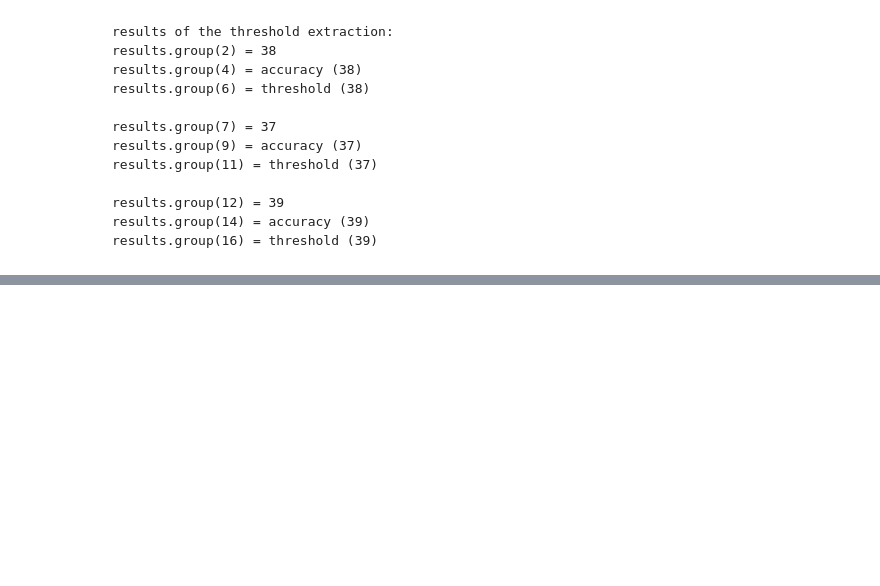
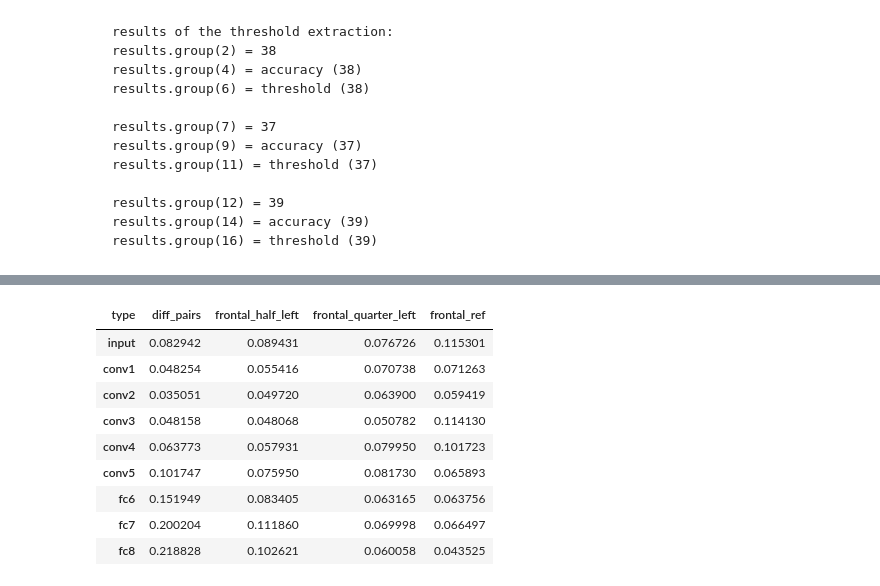
Before and after one commit to gylab-TAU/facial_feature_impact_comparison, a Jupyter notebook: plots_notebooks/Overall_run_cf_views.ipynb, the cells around one changed output, grey strips where cells are left out. Cells and saved outputs as stored; diff of their text form; code cells hidden in the pictures; blank space fills up the shorter version.

```diff
--- a/plots_notebooks/Overall_run_cf_views.ipynb
+++ b/plots_notebooks/Overall_run_cf_views.ipynb
@@ -242,0 +328,13 @@ for csv_file in csv_list:
+# %%
+std
+# %% [output]
+| type | diff_pairs | frontal_half_left | frontal_quarter_left | frontal_ref |
+| input | 0.082942 | 0.089431 | 0.076726 | 0.115301 |
+| conv1 | 0.048254 | 0.055416 | 0.070738 | 0.071263 |
+| conv2 | 0.035051 | 0.049720 | 0.063900 | 0.059419 |
+| conv3 | 0.048158 | 0.048068 | 0.050782 | 0.114130 |
+| conv4 | 0.063773 | 0.057931 | 0.079950 | 0.101723 |
+| conv5 | 0.101747 | 0.075950 | 0.081730 | 0.065893 |
+| fc6 | 0.151949 | 0.083405 | 0.063165 | 0.063756 |
+| fc7 | 0.200204 | 0.111860 | 0.069998 | 0.066497 |
+| fc8 | 0.218828 | 0.102621 | 0.060058 | 0.043525 |
```
Also changed, not shown: parts of 3 cells of this notebook.
